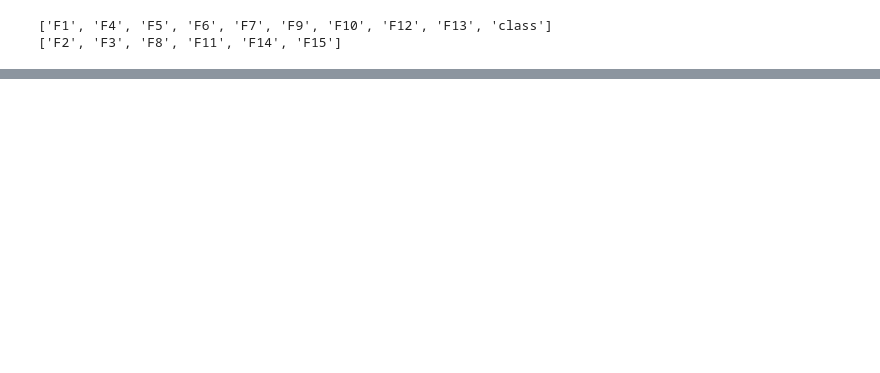
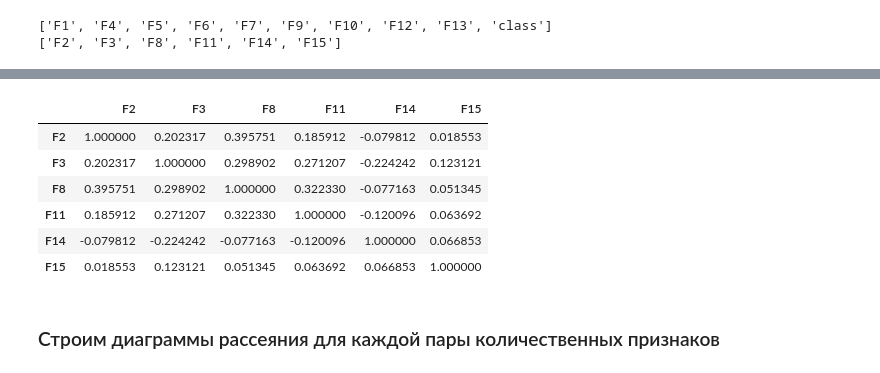
Before and after one commit to subv13/ru_ml_bootcamp, a Jupyter notebook: scoring_tutorial.ipynb, the cells around one changed output, grey strips where cells are left out. Saved outputs shown, nothing was run; the diff lists cells and outputs as text; code cells hidden in the pictures; blank space fills up the shorter version.

Commit message:
Добавил диаграммы рассеяния

```diff
--- a/scoring_tutorial.ipynb
+++ b/scoring_tutorial.ipynb
@@ -39,0 +59,12 @@ print numeric_columns
+# %%
+data.corr()
+# %% [output]
+|  | F2 | F3 | F8 | F11 | F14 | F15 |
+| F2 | 1.000000 | 0.202317 | 0.395751 | 0.185912 | -0.079812 | 0.018553 |
+| F3 | 0.202317 | 1.000000 | 0.298902 | 0.271207 | -0.224242 | 0.123121 |
+| F8 | 0.395751 | 0.298902 | 1.000000 | 0.322330 | -0.077163 | 0.051345 |
+| F11 | 0.185912 | 0.271207 | 0.322330 | 1.000000 | -0.120096 | 0.063692 |
+| F14 | -0.079812 | -0.224242 | -0.077163 | -0.120096 | 1.000000 | 0.066853 |
+| F15 | 0.018553 | 0.123121 | 0.051345 | 0.063692 | 0.066853 | 1.000000 |
+# %% [markdown]
+### Строим диаграммы рассеяния для каждой пары количественных признаков
```
Also changed, not shown: parts of 13 cells of this notebook.
